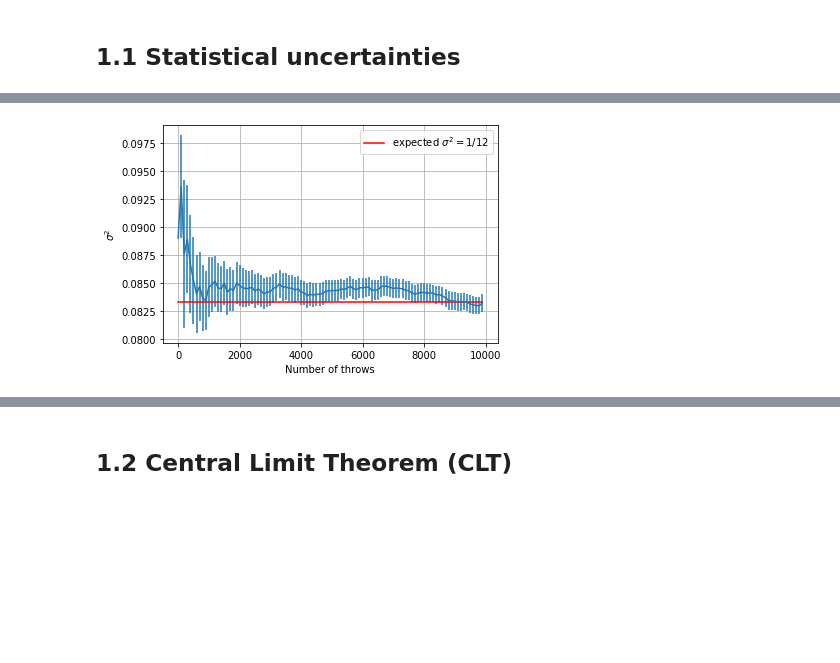
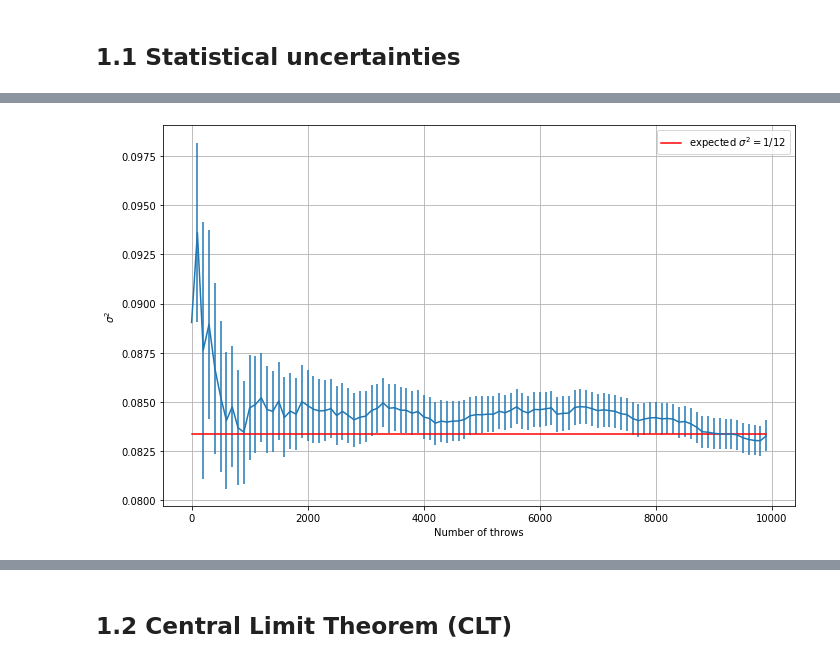
Before and after one commit to simonecodispoti/LSN_Exercises, a Jupyter notebook: excercise_1/Exercise1.ipynb, the cells around one changed output, grey strips where cells are left out. Drawn from its saved outputs; the diff is of its cells as text; code cells hidden in the pictures; blank space fills up the shorter version.

```diff
--- a/excercise_1/Exercise1.ipynb
+++ b/excercise_1/Exercise1.ipynb
@@ -39,23 +40,24 @@ plt.show()
 # %%
 file1 = open("Var.txt")
 Means = file1.read().splitlines()
 file1.close()
 
 Means = [float(i) for i in Means]
 
 file2 = open("Var_error.txt")
 Errors = file2.read().splitlines()
 file2.close()
 
 Errors = [float(i) for i in Errors]
 
+plt.figure(figsize=(7*0.5*(1+np.sqrt(5)),7))
 expected = [1/12 for i in t]
 plt.errorbar(t, Means, yerr=Errors)
 plt.xlabel("Number of throws")
 plt.ylabel("$\sigma^2$")
 plt.plot(t, expected,'r',label="expected $\sigma^2 = 1/12$")
 plt.grid(True)
 plt.legend()
 plt.show()
 # %% [output]
-[figure, old version]
+[figure, new version]
```
Also changed, not shown: parts of 2 cells of this notebook, 7 other files.
